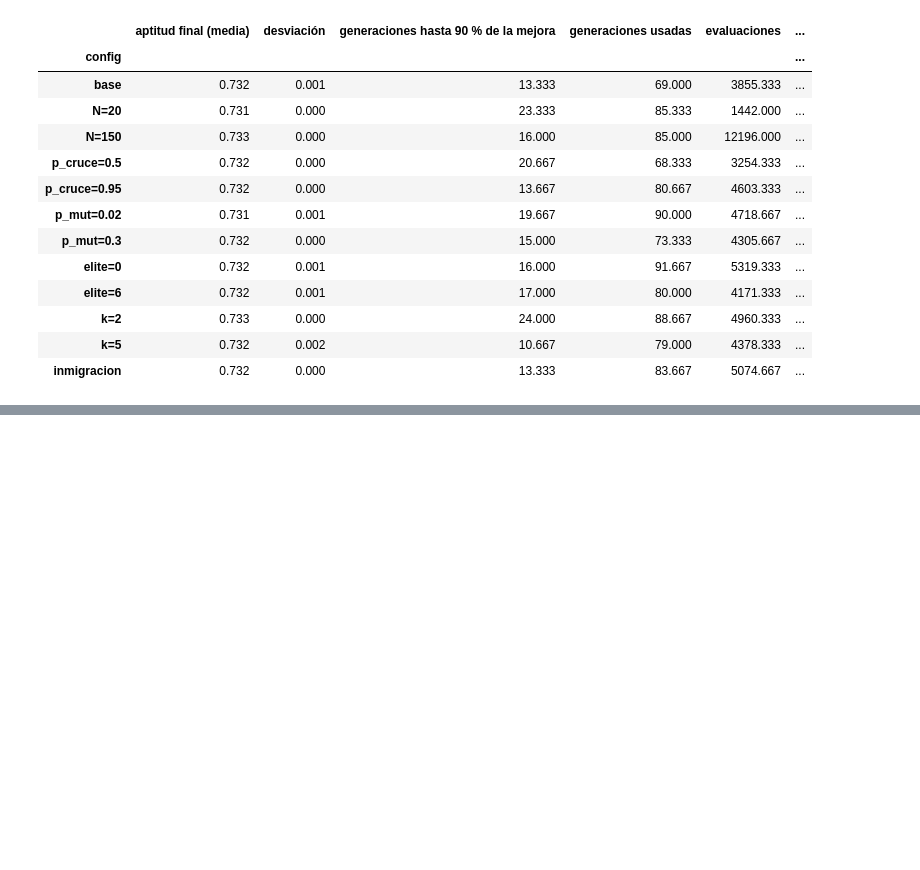
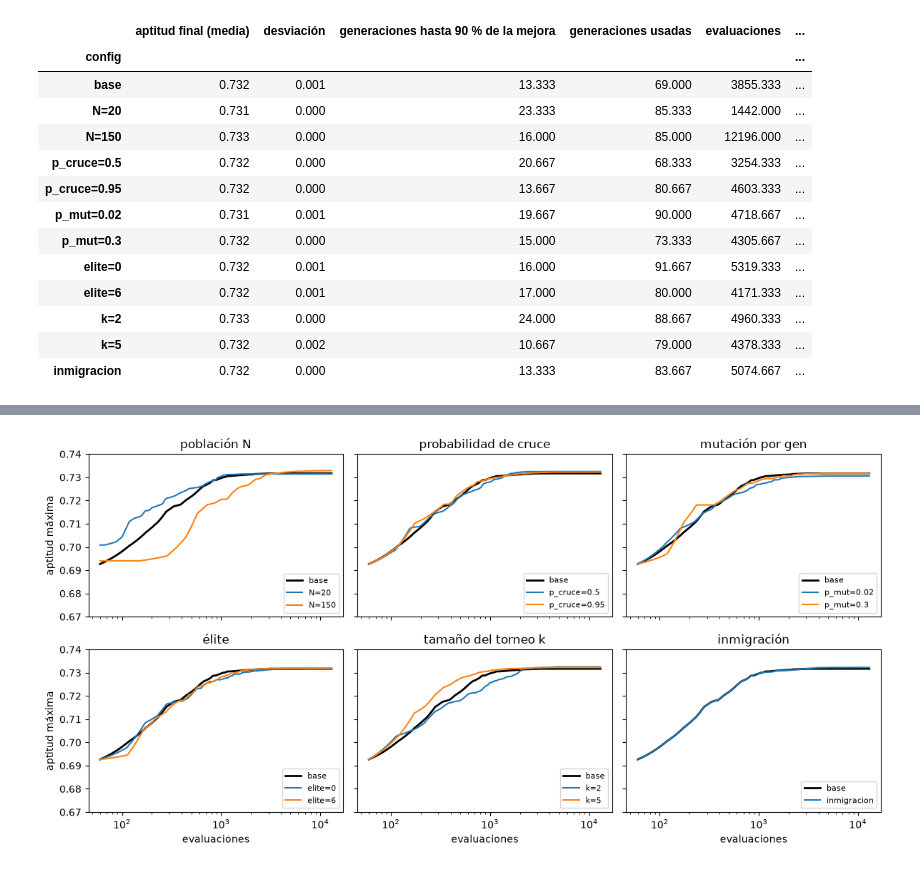
Before and after one commit to ArianaPita-0102/ia-examen-geneticos, a Jupyter notebook: silbido_piano.ipynb, the cells around one changed output, grey strips where cells are left out. Saved outputs shown, nothing was run; the diff lists cells and outputs as text; code cells hidden in the pictures; blank space fills up the shorter version.

Commit message:
Agrega el gráfico de convergencia de las configuraciones

```diff
--- a/silbido_piano.ipynb
+++ b/silbido_piano.ipynb
@@ -935,0 +942,29 @@ tabla_configs
+# %%
+factores = {"población N": ["N=20", "N=150"], "probabilidad de cruce": ["p_cruce=0.5", "p_cruce=0.95"],
+            "mutación por gen": ["p_mut=0.02", "p_mut=0.3"], "élite": ["elite=0", "elite=6"],
+            "tamaño del torneo k": ["k=2", "k=5"], "inmigración": ["inmigracion"]}
+corridas_cfg = pd.read_csv(ARCHIVO_CONFIGS)
+malla = np.geomspace(60, 13000, 200)
+
+def curva(nombre):
+    # aptitud máxima promedio en una malla de evaluaciones común
+    ys = [np.interp(malla, c["evaluaciones"], c["maximo"]) for _, c in corridas_cfg[corridas_cfg["config"] == nombre].groupby("semilla")]
+    return np.mean(ys, axis=0)
+
+fig, ejes = plt.subplots(2, 3, figsize=(12, 6), sharex=True, sharey=True)
+for eje, (titulo, nombres) in zip(ejes.ravel(), factores.items()):
+    eje.plot(malla, curva("base"), color="black", lw=2, label="base")
+    for nombre, color in zip(nombres, ["tab:blue", "tab:orange"]):
+        eje.plot(malla, curva(nombre), color=color, lw=1.5, label=nombre)
+    eje.set_title(titulo)
+    eje.set_xscale("log")
+    eje.set_ylim(0.67, 0.74)
+    eje.legend(fontsize=8, loc="lower right")
+for eje in ejes[1]:
+    eje.set_xlabel("evaluaciones")
+for eje in ejes[:, 0]:
+    eje.set_ylabel("aptitud máxima")
+plt.tight_layout()
+plt.show()
+# %% [output]
+[figure, added]
```
Also changed, not shown: parts of 1 cell of this notebook.
